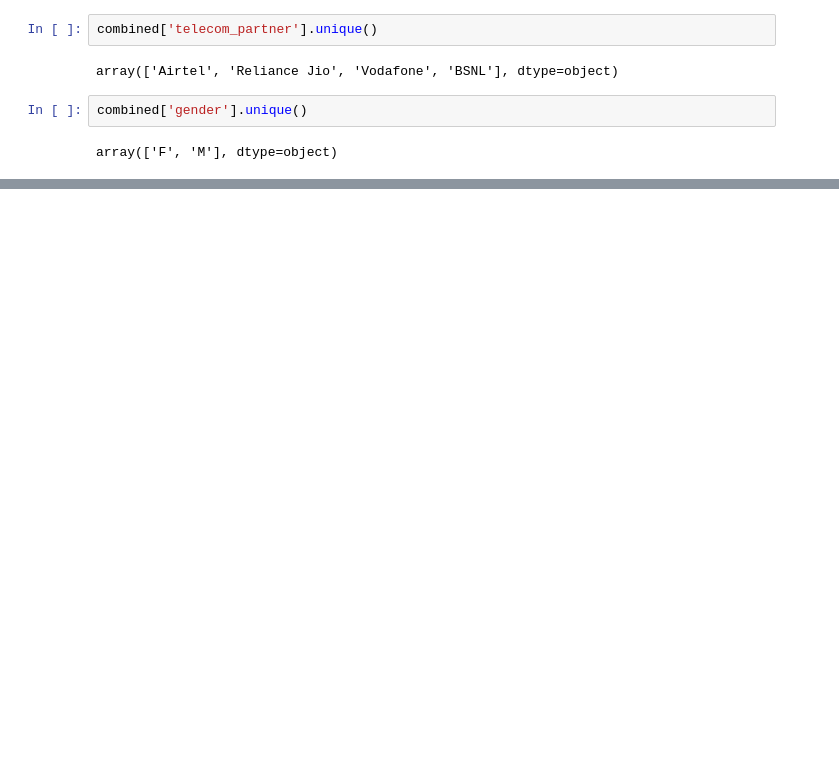
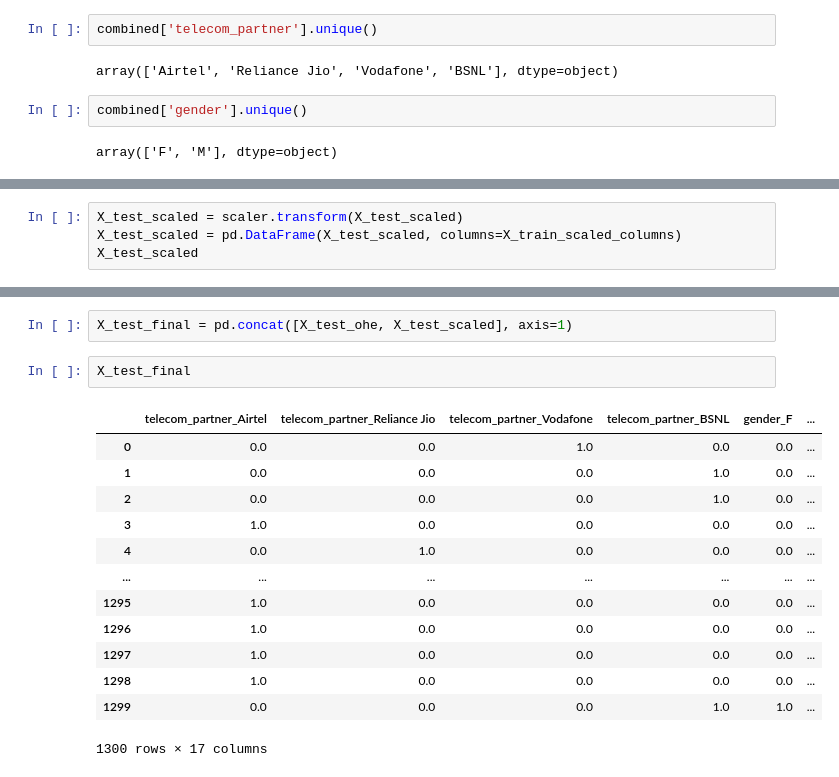
Before and after one commit to Nishchaypat/Fun-DS, a Jupyter notebook: HW2_template.ipynb, the cells around one changed output, grey strips where cells are left out. Saved outputs shown, nothing was run; the diff lists cells and outputs as text; blank space fills up the shorter version.

```diff
--- a/HW2_template.ipynb
+++ b/HW2_template.ipynb
@@ -118,0 +161,4 @@ array(['F', 'M'], dtype=object)
+# %%
+X_test_scaled = scaler.transform(X_test_scaled)
+X_test_scaled = pd.DataFrame(X_test_scaled, columns=X_train_scaled_columns)
+X_test_scaled
@@ -118,0 +215,18 @@ array(['F', 'M'], dtype=object)
+# %%
+X_test_final = pd.concat([X_test_ohe, X_test_scaled], axis=1)
+# %%
+X_test_final
+# %% [output]
+|  | telecom_partner_Airtel | telecom_partner_Reliance Jio | telecom_partner_Vodafone | telecom_partner_BSNL | gender_F | ... |
+| 0 | 0.0 | 0.0 | 1.0 | 0.0 | 0.0 | ... |
+| 1 | 0.0 | 0.0 | 0.0 | 1.0 | 0.0 | ... |
+| 2 | 0.0 | 0.0 | 0.0 | 1.0 | 0.0 | ... |
+| 3 | 1.0 | 0.0 | 0.0 | 0.0 | 0.0 | ... |
+| 4 | 0.0 | 1.0 | 0.0 | 0.0 | 0.0 | ... |
+| ... | ... | ... | ... | ... | ... | ... |
+| 1295 | 1.0 | 0.0 | 0.0 | 0.0 | 0.0 | ... |
+| 1296 | 1.0 | 0.0 | 0.0 | 0.0 | 0.0 | ... |
+| 1297 | 1.0 | 0.0 | 0.0 | 0.0 | 0.0 | ... |
+| 1298 | 1.0 | 0.0 | 0.0 | 0.0 | 0.0 | ... |
+| 1299 | 0.0 | 0.0 | 0.0 | 1.0 | 1.0 | ... |
+1300 rows × 17 columns
```
Also changed, not shown: parts of 31 cells of this notebook.
